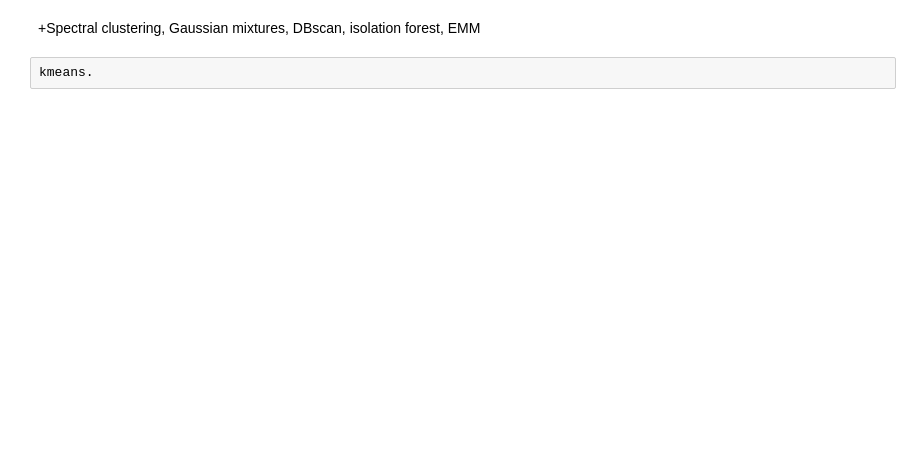
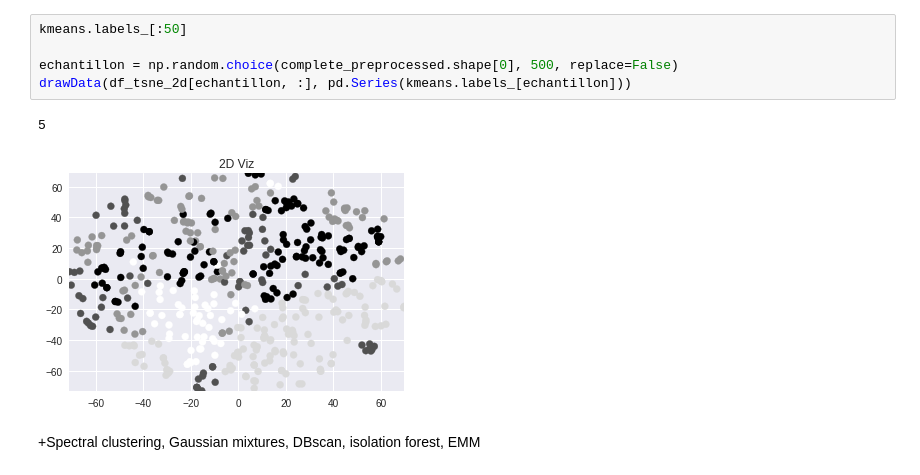
Before and after one commit to Alsaxian/salaryDiscovery, a Jupyter notebook: Clustering.ipynb, the cells around one changed output. Cells and saved outputs as stored; diff of their text form; blank space fills up the shorter version.

```diff
--- a/Clustering.ipynb
+++ b/Clustering.ipynb
@@ -43,4 +58,10 @@ array([1, 3, 0, 3, 1, 0, 4, 3, 3, 0, 4, 3, 3, 1, 2, 2, 3, 3, 4, 1, 3, 0,
+# %%
+kmeans.labels_[:50]
+
+echantillon = np.random.choice(complete_preprocessed.shape[0], 500, replace=False)
+drawData(df_tsne_2d[echantillon, :], pd.Series(kmeans.labels_[echantillon]))
+# %% [output]
+5
+[figure, added]
 # %% [markdown]
 +Spectral clustering, Gaussian mixtures, DBscan, isolation forest, EMM
-# %%
-kmeans.
```
Also changed, not shown: parts of 19 cells of this notebook, 6 other files.
